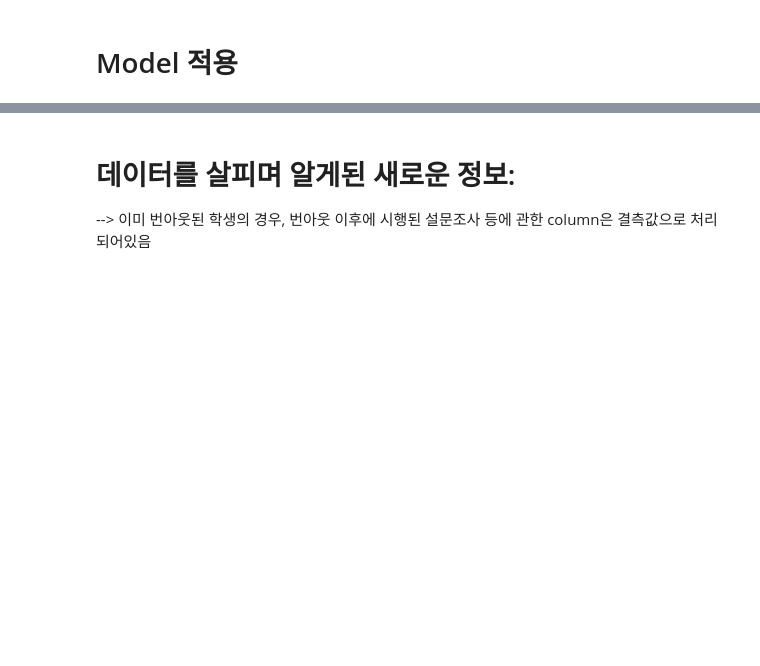
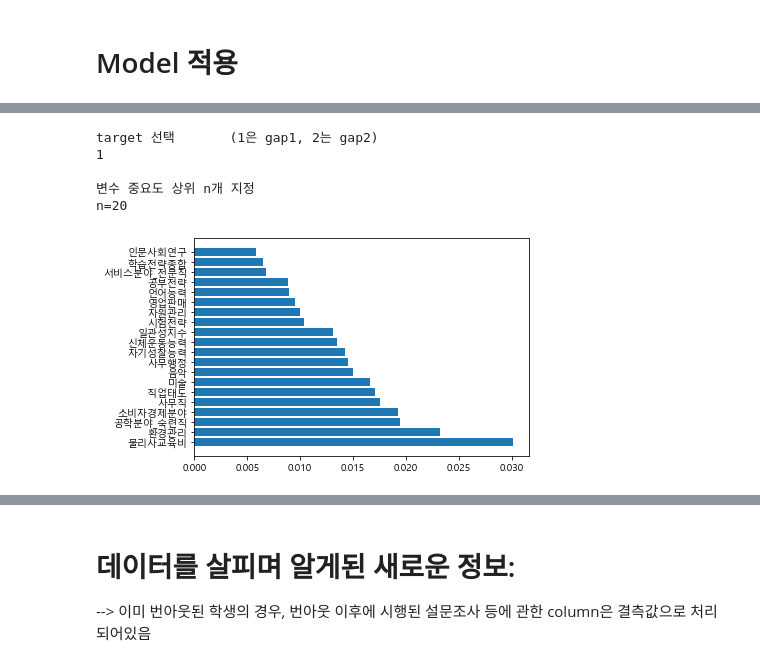
Before and after one commit to B-bori/Intelligence_computing-project, a Jupyter notebook: 대전과고 분석 (2020.12.11 미팅용).ipynb, the cells around one changed output, grey strips where cells are left out. Drawn from its saved outputs; the diff is of its cells as text; code cells hidden in the pictures; blank space fills up the shorter version.

```diff
--- a/대전과고 분석 (2020.12.11 미팅용).ipynb
+++ b/대전과고 분석 (2020.12.11 미팅용).ipynb
@@ -425 +504,46 @@ svm_poly accuracy : 0.5454545454545454
 ==================================================
+# %%
+plt.rcParams['font.family'] = 'Malgun Gothic'
+
+def f_importances_top_n(coef, names, n):
+    imp = coef
+    imp, names = zip(*sorted(zip(imp,names)))
+
+    imp = imp[::-1][:n]
+    names = names[::-1][:n]
+
+    plt.barh(range(len(names)), imp, align='center')
+    plt.yticks(range(len(names)), names)
+    plt.show()
+
+#############################################################################################################
+
+variables = DSHS.iloc[:, 1:].drop(['gap1', 'gap2'], axis=1)
+target1 = DSHS['gap1']
+target2 = DSHS['gap2']
+
+targets = [target1, target2]
+
+idx = int(input('target 선택\t(1은 gap1, 2는 gap2)\n'))
+print()
+
+X_train, X_test, Y_train, Y_test = train_test_split(variables, targets[idx-1], test_size=0.2, random_state=1)
+
+#############################################################################################################
+
+features_names = variables.columns
+
+svm_linear = SVC(kernel='linear', random_state=0)
+svm_linear.fit(X_train, Y_train)
+
+coef_svm_linear = svm_linear.coef_.reshape(svm_linear.coef_.shape[1],)
+
+n = int(input('변수 중요도 상위 n개 지정\nn='))
+f_importances_top_n(coef_svm_linear, features_names, n)
+# %% [output]
+target 선택       (1은 gap1, 2는 gap2)
+1
+
+변수 중요도 상위 n개 지정
+n=20
+[figure, added]
```
Also changed, not shown: parts of 11 cells of this notebook.
